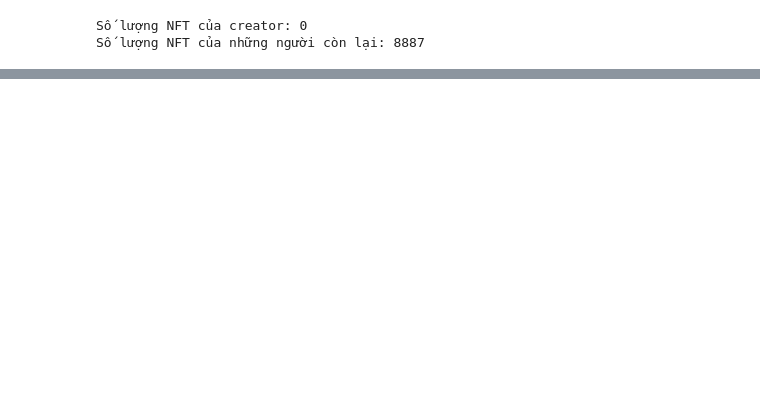
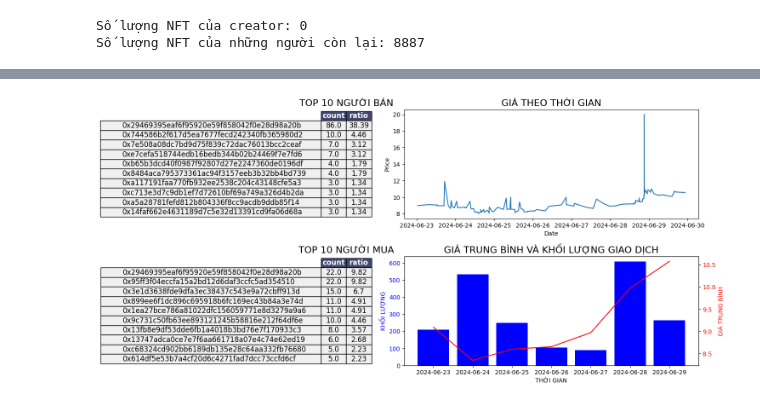
Before and after one commit to kanhnguyxn/DA, a Jupyter notebook: truquan/phantich.ipynb, the cells around one changed output, grey strips where cells are left out. Drawn from its saved outputs; the diff is of its cells as text; code cells hidden in the pictures; blank space fills up the shorter version.

```diff
--- a/truquan/phantich.ipynb
+++ b/truquan/phantich.ipynb
@@ -182,0 +186,70 @@ df_transactions.plot(y='price', x='time', title='Giá theo thời gian', ylabel=
+# %%
+# Sử dụng GridSpec để tạo layout cho bảng và biểu đồ
+fig = plt.figure(figsize=(15, 10))
+gs = GridSpec(3, 2, width_ratios=[1, 7], figure=fig)
+
+ax1 = fig.add_subplot(gs[0, 0])
+ax2 = fig.add_subplot(gs[1, 0])
+ax3 = fig.add_subplot(gs[1, 1])
+ax4 = fig.add_subplot(gs[0, 1])
+
+# # Hiển thị giao động giá
+ax4.plot(df_a_week['time'], df_a_week['price'])
+ax4.set_title('GIÁ THEO THỜI GIAN',fontsize =16)
+ax4.set_xlabel('Date')
+ax4.set_ylabel('Price')
+
+# Hiển thị bảng seller và buyer
+# seller
+ax1.axis('off')
+table1 = ax1.table(rowLabels=df_seller.index, cellText=df_seller.values, colLabels=df_seller.columns, cellLoc='center', loc='center')
+table1.auto_set_font_size(False)
+table1.set_fontsize(12)
+table1.scale(1.2, 1.2)
+
+for key, cell in table1.get_celld().items():
+    cell.set_edgecolor('black')
+    cell.set_linewidth(1)
+    cell.set_facecolor('#f0f0f0')
+    if key[0] == 0:
+        cell.set_text_props(weight='bold', color='white')
+        cell.set_facecolor('#40466e')
+ax1.set_title('TOP 10 NGƯỜI BÁN',fontsize =16)
+
+#   buyer table
+ax2.axis('off')
+table2 = ax2.table(rowLabels=df_buyer.index, cellText=df_buyer.values, colLabels=df_buyer.columns, cellLoc='center', loc='center')
+table2.auto_set_font_size(False)
+table2.set_fontsize(12)
+table2.scale(1.2, 1.2)
+
+# Customize the cell appearance
+for key, cell in table2.get_celld().items():
+    cell.set_edgecolor('black')
+    cell.set_linewidth(1)
+    cell.set_facecolor('#f0f0f0')
+    if key[0] == 0:
+        cell.set_text_props(weight='bold', color='white')
+        cell.set_facecolor('#40466e')
+ax2.set_title('TOP 10 NGƯỜI MUA',fontsize =16)
+
+
+# Vẽ biểu đồ giá trung bình và khối lượng giao dịch
+ax5 = ax3.twinx()
+
+ax3.bar(df_week_avg['time'], df_week_avg['volume'], color='b', label='Avg Volume')
+ax5.plot(df_week_avg['time'], df_week_avg['avg_price'], color='r', label='Avg Price')
+
+ax3.set_xlabel('THỜI GIAN')
+ax3.set_ylabel('KHỐI LƯỢNG', color='b')
+ax5.set_ylabel('GIÁ TRUNG BÌNH', color='r')
+
+ax3.tick_params(axis='y', labelcolor='b')
+ax5.tick_params(axis='y', labelcolor='r')
+
+ax3.set_title('GIÁ TRUNG BÌNH VÀ KHỐI LƯỢNG GIAO DỊCH',fontsize =16)
+
+fig.tight_layout()
+plt.show()
+# %% [output]
+[figure, added]
```
Also changed, not shown: parts of 10 cells of this notebook.
